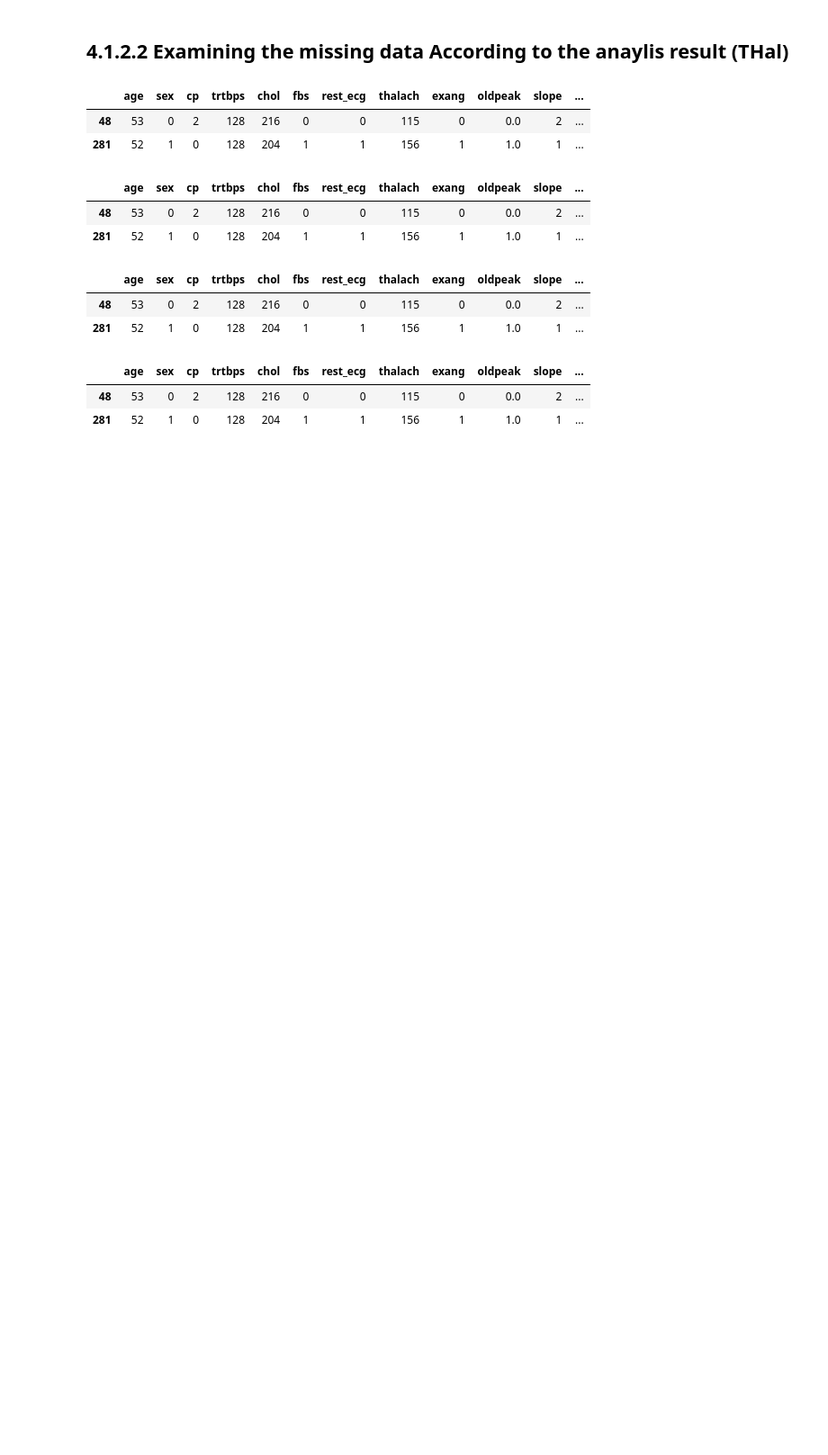
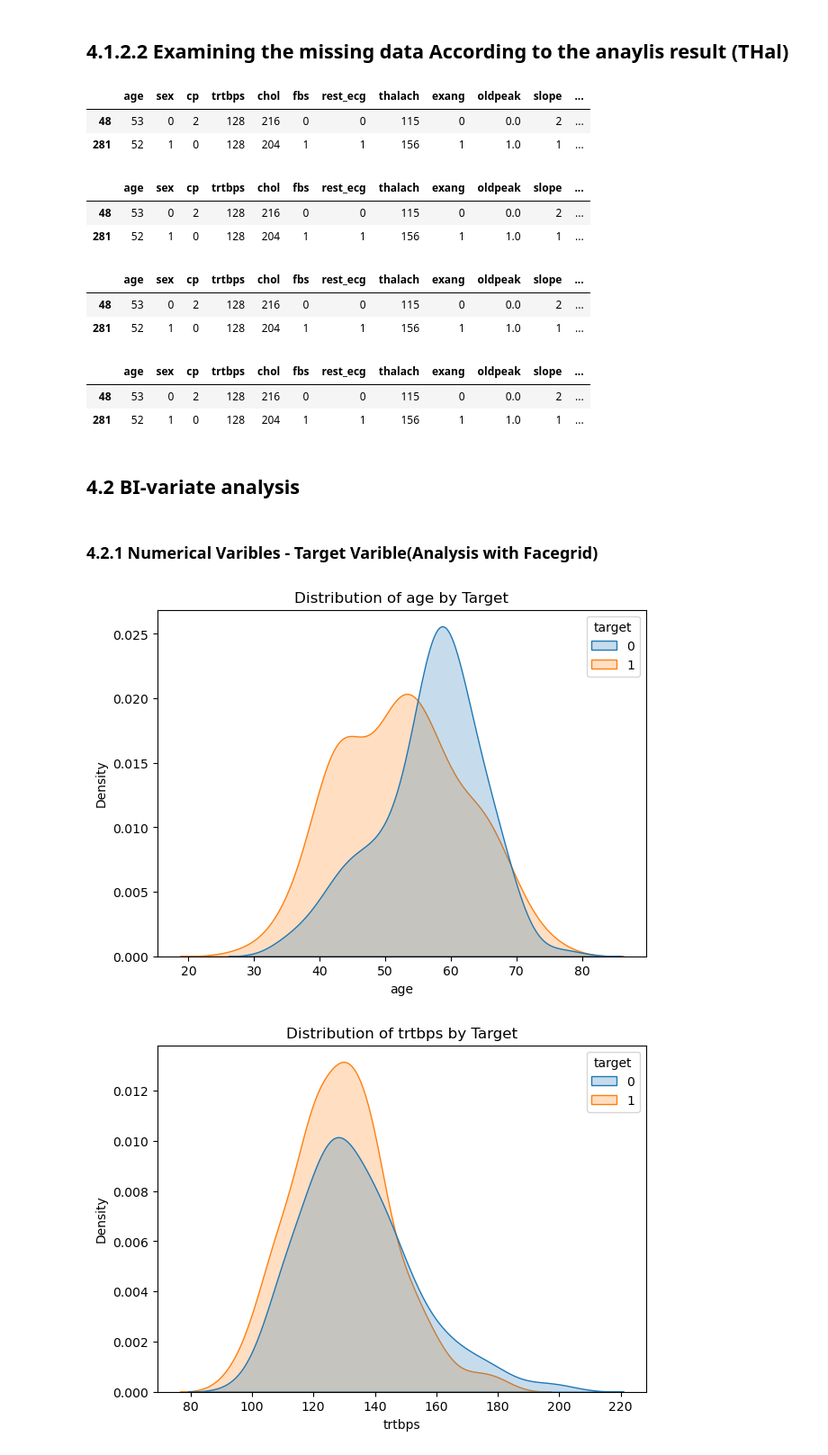
Before and after one commit to quangminh206lnh-collab/Practice_heart_prediction_attack-, a Jupyter notebook: heart_attack_prediction.ipynb, the cells around one changed output. Shown at 90% size. Drawn from its saved outputs; the diff is of its cells as text; code cells hidden in the pictures; blank space fills up the shorter version.

Commit message:
V12_ Numeric Variables – Target Variable Analysis correlation

```diff
--- a/heart_attack_prediction.ipynb
+++ b/heart_attack_prediction.ipynb
@@ -500,3 +500,23 @@ df.loc[[48,281], :]
 |  | age | sex | cp | trtbps | chol | fbs | rest_ecg | thalach | exang | oldpeak | slope | ... |
 | 48 | 53 | 0 | 2 | 128 | 216 | 0 | 0 | 115 | 0 | 0.0 | 2 | ... |
 | 281 | 52 | 1 | 0 | 128 | 204 | 1 | 1 | 156 | 1 | 1.0 | 1 | ... |
+# %% [markdown]
+## 4.2 BI-variate analysis
+# %% [markdown]
+### 4.2.1 Numerical Varibles - Target Varible(Analysis with Facegrid)
+# %%
+for i in numeric_var:
+    plt.figure(figsize=(7,5))
+
+    sns.kdeplot(
+        data=df,
+        x=i,
+        hue="target",
+        fill=True
+    )
+
+    plt.title(f"Distribution of {i} by Target")
+    plt.show()
+# %% [output]
+[figure, added]
+[figure, added]
```
Also changed, not shown: parts of 3 cells of this notebook.
